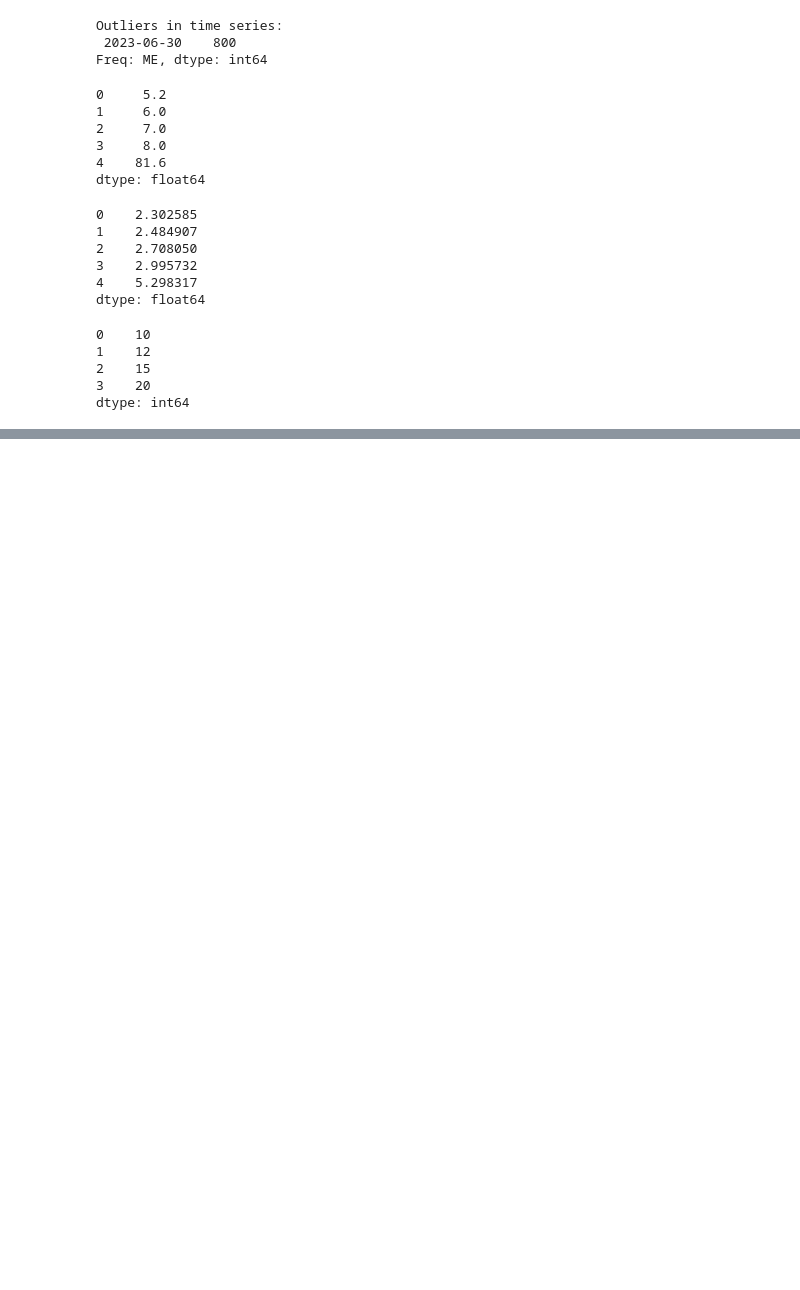
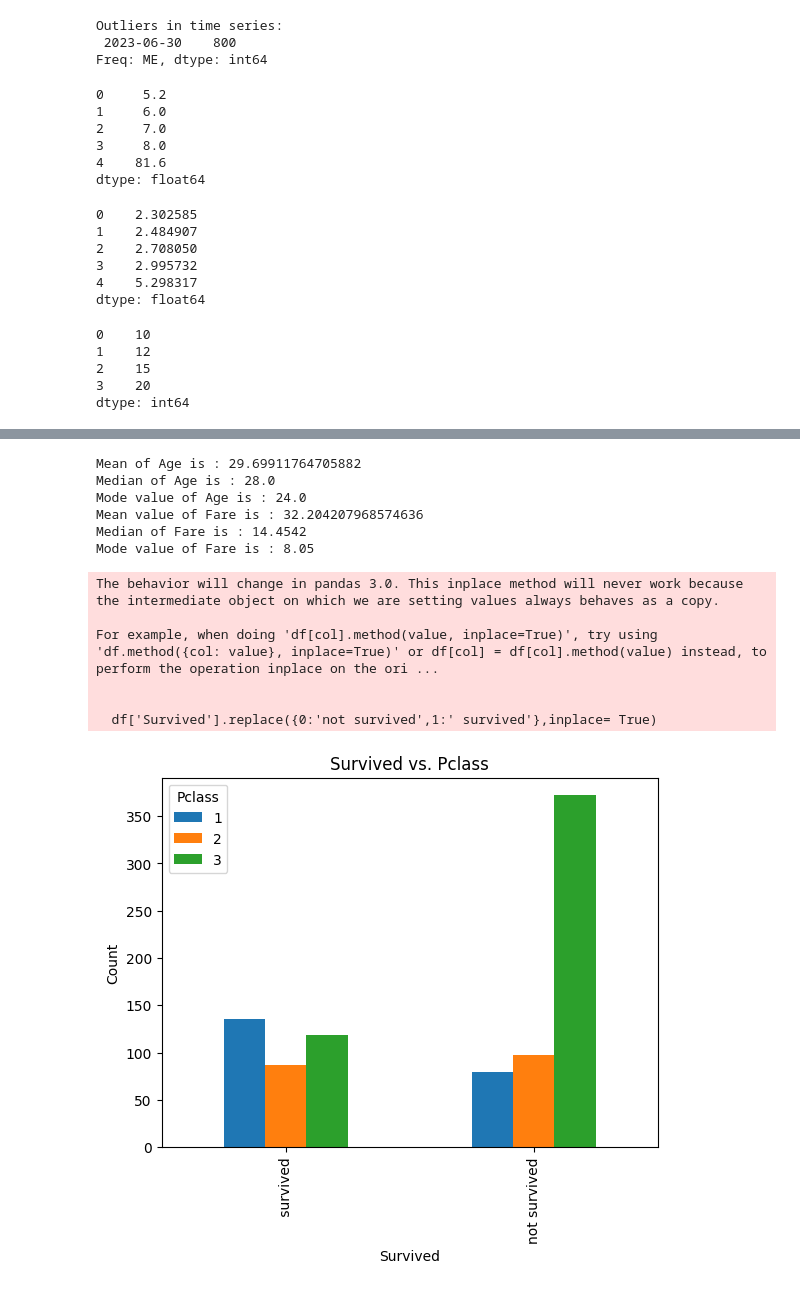
Before and after one commit to Adityavb121/23cs503, a Jupyter notebook: AIML_Lab_Exercise.ipynb, the cells around one changed output, grey strips where cells are left out. Saved outputs shown, nothing was run; the diff lists cells and outputs as text; code cells hidden in the pictures; blank space fills up the shorter version.

```diff
--- a/AIML_Lab_Exercise.ipynb
+++ b/AIML_Lab_Exercise.ipynb
@@ -3151,0 +3154,5 @@ dtype: int64
+# %%
+import pandas as pd
+import matplotlib.pyplot as plt
+df=pd.read_csv("/content/Titanic-Dataset.csv")
+df.head()
@@ -3151,0 +3217,40 @@ dtype: int64
+# %%
+import statistics
+age_mean=df['Age'].mean()
+age_median=df['Age'].median()
+age_mode=statistics.mode(df['Age'])
+
+fare_mean=df['Fare'].mean()
+fare_median=df['Fare'].median()
+fare_mode=statistics.mode(df['Fare'])
+
+print("Mean of Age is :",age_mean)
+print("Median of Age is :",age_median)
+print("Mode value of Age is :",age_mode)
+print("Mean value of Fare is :",fare_mean)
+print("Median of Fare is :",fare_median)
+print("Mode value of Fare is :",fare_mode)
+# %% [output]
+Mean of Age is : 29.69911764705882
+Median of Age is : 28.0
+Mode value of Age is : 24.0
+Mean value of Fare is : 32.204207968574636
+Median of Fare is : 14.4542
+Mode value of Fare is : 8.05
+# %%
+import matplotlib.pyplot as plt
+df['Survived'].replace({0:'not survived',1:' survived'},inplace= True)
+survived_pclass_count = df.groupby(['Survived', 'Pclass']).size().unstack()
+survived_pclass_count.plot(kind='bar')
+plt.title('Survived vs. Pclass')
+plt.xlabel('Survived')
+plt.ylabel('Count')
+plt.show()
+# %% [output]
+The behavior will change in pandas 3.0. This inplace method will never work because the intermediate object on which we are setting values always behaves as a copy.
+
+For example, when doing 'df[col].method(value, inplace=True)', try using 'df.method({col: value}, inplace=True)' or df[col] = df[col].method(value) instead, to perform the operation inplace on the ori ...
+
+
+  df['Survived'].replace({0:'not survived',1:' survived'},inplace= True)
+[figure, added]
```
Also changed, not shown: parts of 7 cells of this notebook.
